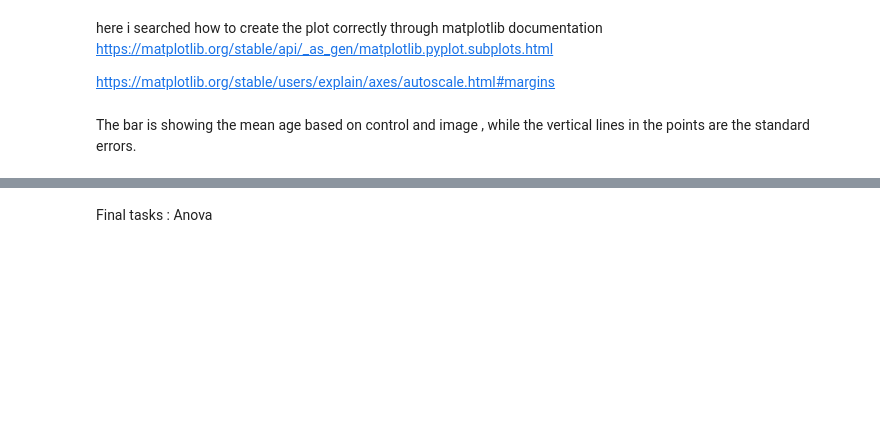
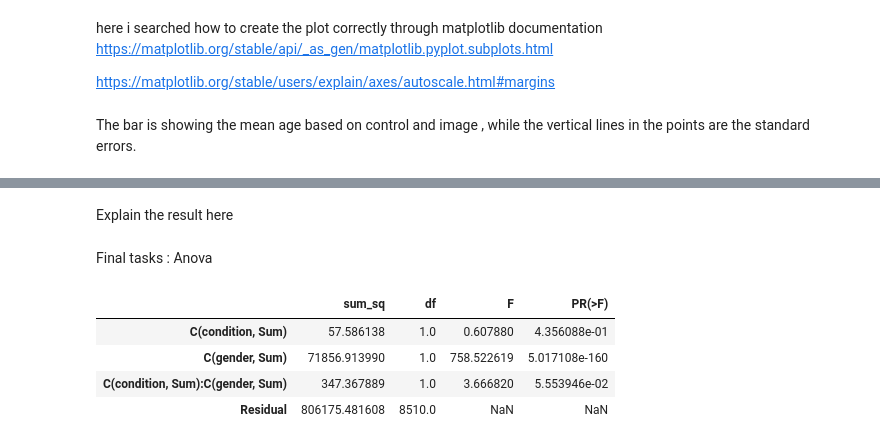
Before and after one commit to vassilismylo/Applied_ML, a Jupyter notebook: age_gender_distortion_ex2/age_gender_distortion_ex2.ipynb, the cells around one changed output, grey strips where cells are left out. Drawn from its saved outputs; the diff is of its cells as text; code cells hidden in the pictures; blank space fills up the shorter version.

Commit message:
all tasks completed, remains to actually explain what i have actually found

```diff
--- a/age_gender_distortion_ex2/age_gender_distortion_ex2.ipynb
+++ b/age_gender_distortion_ex2/age_gender_distortion_ex2.ipynb
@@ -809,5 +931,26 @@ plt.savefig("residuals.svg", format="svg", dpi=300)
 plt.close()
 # %% [markdown]
 <img src='predicted.svg' width="400"/><img src='residuals.svg' width="400"/>
+# %% [markdown]
+Explain the result here
 # %% [markdown]
 Final tasks : Anova
+# %%
+import statsmodels.formula.api as smf
+import statsmodels.api as sm
+
+anova_model_1 = smf.ols(
+    """
+    age ~ C(condition, Sum) * C(gender, Sum)
+    """,
+    data=all
+).fit()
+
+anova_table_1 = sm.stats.anova_lm(anova_model_1, typ=2)
+anova_table_1
+# %% [output]
+|  | sum_sq | df | F | PR(>F) |
+| C(condition, Sum) | 57.586138 | 1.0 | 0.607880 | 4.356088e-01 |
+| C(gender, Sum) | 71856.913990 | 1.0 | 758.522619 | 5.017108e-160 |
+| C(condition, Sum):C(gender, Sum) | 347.367889 | 1.0 | 3.666820 | 5.553946e-02 |
+| Residual | 806175.481608 | 8510.0 | NaN | NaN |
```
Also changed, not shown: parts of 24 cells of this notebook.
